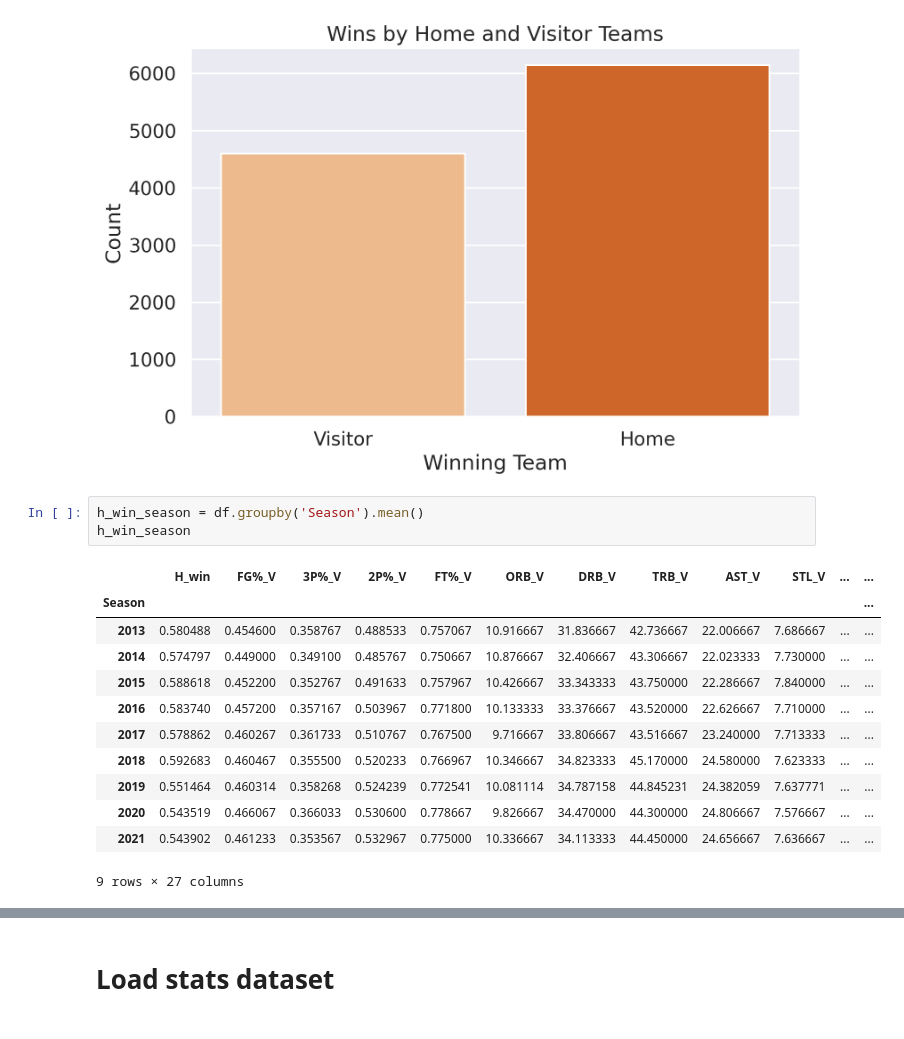
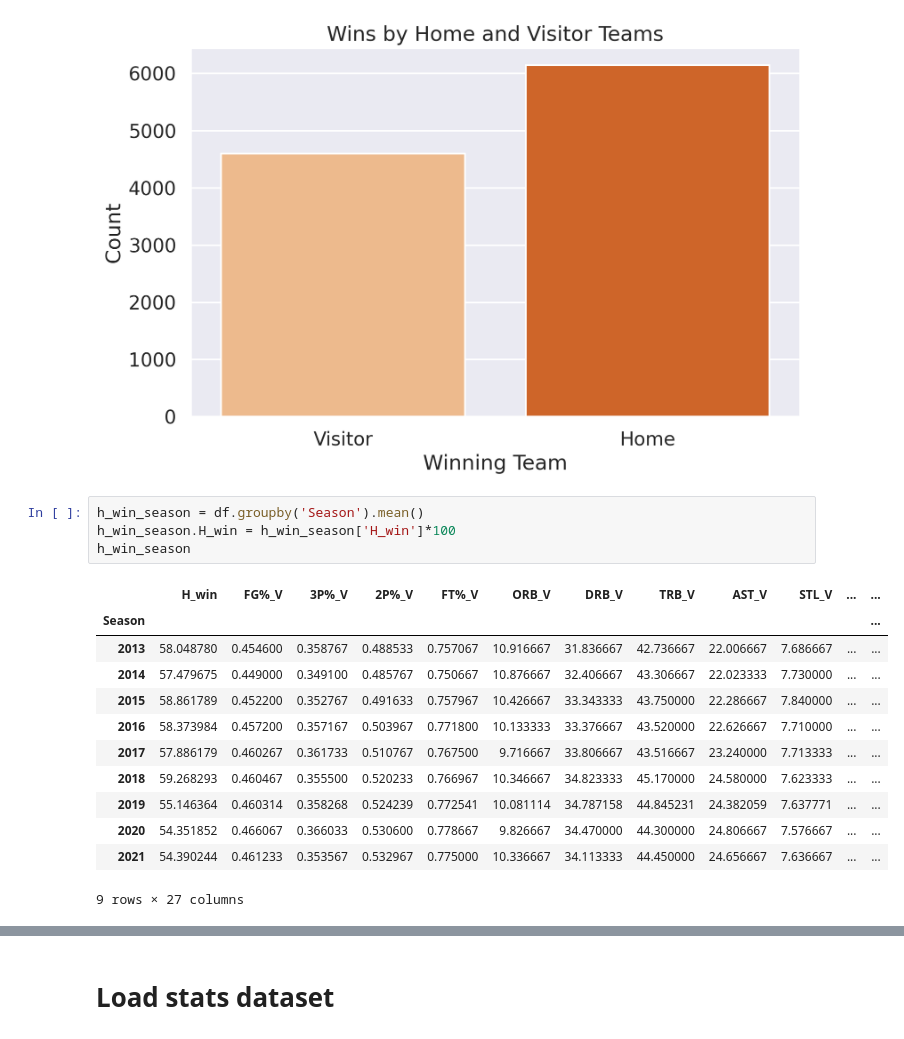
Before and after one commit to edubf22/nba-games, a Jupyter notebook: notebooks/eda.ipynb, the cells around one changed output, grey strips where cells are left out. Cells and saved outputs as stored; diff of their text form.

```diff
--- a/notebooks/eda.ipynb
+++ b/notebooks/eda.ipynb
@@ -57,19 +58,20 @@ plt.show()
 [figure]
 # %%
 h_win_season = df.groupby('Season').mean()
+h_win_season.H_win = h_win_season['H_win']*100
 h_win_season
 # %% [output]
 |  | H_win | FG%_V | 3P%_V | 2P%_V | FT%_V | ORB_V | DRB_V | TRB_V | AST_V | STL_V | ... | ... |
 | Season |  |  |  |  |  |  |  |  |  |  |  | ... |
-| 2013 | 0.580488 | 0.454600 | 0.358767 | 0.488533 | 0.757067 | 10.916667 | 31.836667 | 42.736667 | 22.006667 | 7.686667 | ... | ... |
-| 2014 | 0.574797 | 0.449000 | 0.349100 | 0.485767 | 0.750667 | 10.876667 | 32.406667 | 43.306667 | 22.023333 | 7.730000 | ... | ... |
-| 2015 | 0.588618 | 0.452200 | 0.352767 | 0.491633 | 0.757967 | 10.426667 | 33.343333 | 43.750000 | 22.286667 | 7.840000 | ... | ... |
-| 2016 | 0.583740 | 0.457200 | 0.357167 | 0.503967 | 0.771800 | 10.133333 | 33.376667 | 43.520000 | 22.626667 | 7.710000 | ... | ... |
-| 2017 | 0.578862 | 0.460267 | 0.361733 | 0.510767 | 0.767500 | 9.716667 | 33.806667 | 43.516667 | 23.240000 | 7.713333 | ... | ... |
-| 2018 | 0.592683 | 0.460467 | 0.355500 | 0.520233 | 0.766967 | 10.346667 | 34.823333 | 45.170000 | 24.580000 | 7.623333 | ... | ... |
-| 2019 | 0.551464 | 0.460314 | 0.358268 | 0.524239 | 0.772541 | 10.081114 | 34.787158 | 44.845231 | 24.382059 | 7.637771 | ... | ... |
-| 2020 | 0.543519 | 0.466067 | 0.366033 | 0.530600 | 0.778667 | 9.826667 | 34.470000 | 44.300000 | 24.806667 | 7.576667 | ... | ... |
-| 2021 | 0.543902 | 0.461233 | 0.353567 | 0.532967 | 0.775000 | 10.336667 | 34.113333 | 44.450000 | 24.656667 | 7.636667 | ... | ... |
+| 2013 | 58.048780 | 0.454600 | 0.358767 | 0.488533 | 0.757067 | 10.916667 | 31.836667 | 42.736667 | 22.006667 | 7.686667 | ... | ... |
+| 2014 | 57.479675 | 0.449000 | 0.349100 | 0.485767 | 0.750667 | 10.876667 | 32.406667 | 43.306667 | 22.023333 | 7.730000 | ... | ... |
+| 2015 | 58.861789 | 0.452200 | 0.352767 | 0.491633 | 0.757967 | 10.426667 | 33.343333 | 43.750000 | 22.286667 | 7.840000 | ... | ... |
+| 2016 | 58.373984 | 0.457200 | 0.357167 | 0.503967 | 0.771800 | 10.133333 | 33.376667 | 43.520000 | 22.626667 | 7.710000 | ... | ... |
+| 2017 | 57.886179 | 0.460267 | 0.361733 | 0.510767 | 0.767500 | 9.716667 | 33.806667 | 43.516667 | 23.240000 | 7.713333 | ... | ... |
+| 2018 | 59.268293 | 0.460467 | 0.355500 | 0.520233 | 0.766967 | 10.346667 | 34.823333 | 45.170000 | 24.580000 | 7.623333 | ... | ... |
+| 2019 | 55.146364 | 0.460314 | 0.358268 | 0.524239 | 0.772541 | 10.081114 | 34.787158 | 44.845231 | 24.382059 | 7.637771 | ... | ... |
+| 2020 | 54.351852 | 0.466067 | 0.366033 | 0.530600 | 0.778667 | 9.826667 | 34.470000 | 44.300000 | 24.806667 | 7.576667 | ... | ... |
+| 2021 | 54.390244 | 0.461233 | 0.353567 | 0.532967 | 0.775000 | 10.336667 | 34.113333 | 44.450000 | 24.656667 | 7.636667 | ... | ... |
 9 rows × 27 columns
 # %%
 fig, ax = plt.subplots(figsize=(9, 6))
```
Also changed, not shown: parts of 2 cells of this notebook, 1 other file.
